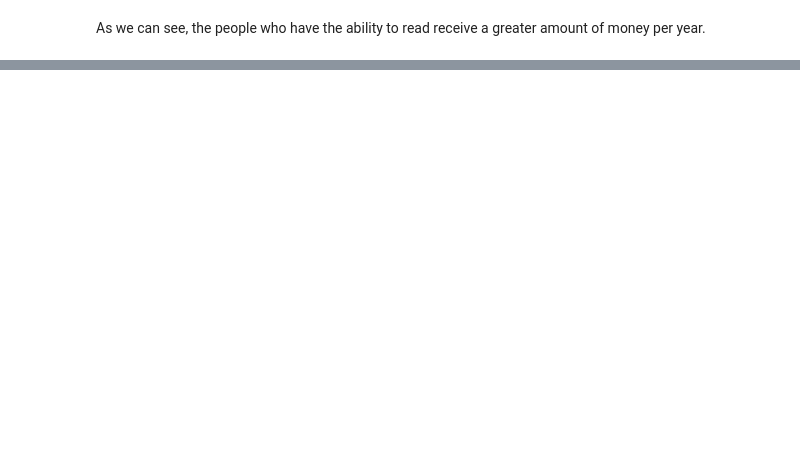
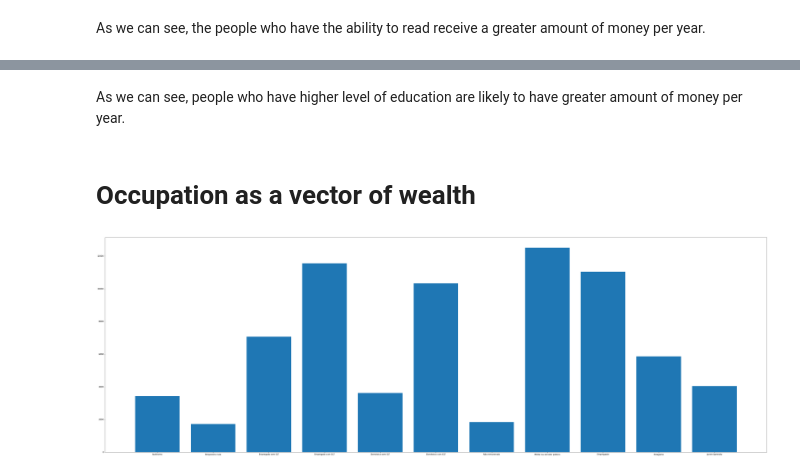
Before and after one commit to Bocampagni/Applied-mathematics, a Jupyter notebook: clustering/poverty_mpi.ipynb, the cells around one changed output, grey strips where cells are left out. Saved outputs shown, nothing was run; the diff lists cells and outputs as text; code cells hidden in the pictures; blank space fills up the shorter version.

Commit message:
feat: adding social, infra and completing education vectors

```diff
--- a/clustering/poverty_mpi.ipynb
+++ b/clustering/poverty_mpi.ipynb
@@ -99,0 +151,41 @@ As we can see, the people who have the ability to read receive a greater amount
+# %% [markdown]
+As we can see, people who have higher level of education are likely to have greater amount of money per year.
+# %% [markdown]
+# Occupation as a vector of wealth
+# %%
+#Creating a subset grouped by people occupation
+occupation_group = cad_unico[['cod_principal_trab_memb','val_renda_bruta_12_meses_memb']].groupby('cod_principal_trab_memb')
+
+groups = [occupation_group.get_group(x) for x in occupation_group.groups]
+
+# #Taking the mean salary based on the previous subset
+occupation_group_1 = groups[0]['val_renda_bruta_12_meses_memb'].mean()
+occupation_group_2 = groups[1]['val_renda_bruta_12_meses_memb'].mean()
+occupation_group_3 = groups[2]['val_renda_bruta_12_meses_memb'].mean()
+occupation_group_4 = groups[3]['val_renda_bruta_12_meses_memb'].mean()
+occupation_group_5 = groups[4]['val_renda_bruta_12_meses_memb'].mean()
+occupation_group_6 = groups[5]['val_renda_bruta_12_meses_memb'].mean()
+occupation_group_7 = groups[6]['val_renda_bruta_12_meses_memb'].mean()
+occupation_group_8 = groups[7]['val_renda_bruta_12_meses_memb'].mean()
+occupation_group_9 = groups[8]['val_renda_bruta_12_meses_memb'].mean()
+occupation_group_10 = groups[9]['val_renda_bruta_12_meses_memb'].mean()
+occupation_group_11 = groups[10]['val_renda_bruta_12_meses_memb'].mean()
+
+# # Plotting the correlation
+means = [occupation_group_1, occupation_group_2, occupation_group_3, occupation_group_4,
+         occupation_group_5, occupation_group_6, occupation_group_7, occupation_group_8,
+         occupation_group_9, occupation_group_10, occupation_group_11]
+groups = ('Autônomo', 'Temporário rural','Empregado sem CLT', 'Empregado com CLT','Doméstico sem CLT', 'Doméstico com CLT','Não-remunerado', 'Militar ou servidor público','Empregador', 'Estagiário',
+'Jovem Aprendiz')
+y_pos = np.arange(len(groups))
+
+# plotting a line plot after changing it's width and height
+f = plt.figure()
+f.set_figwidth(60)
+f.set_figheight(20)
+
+plt.bar(y_pos, means)
+plt.xticks(y_pos, groups)
+plt.show()
+# %% [output]
+[figure, added]
```
Also changed, not shown: parts of 22 cells of this notebook.
